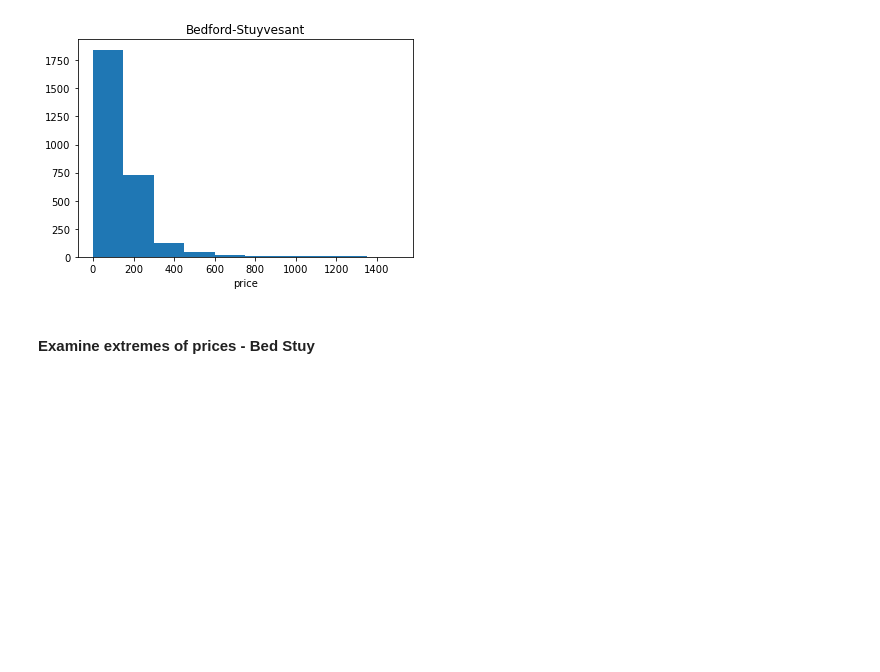
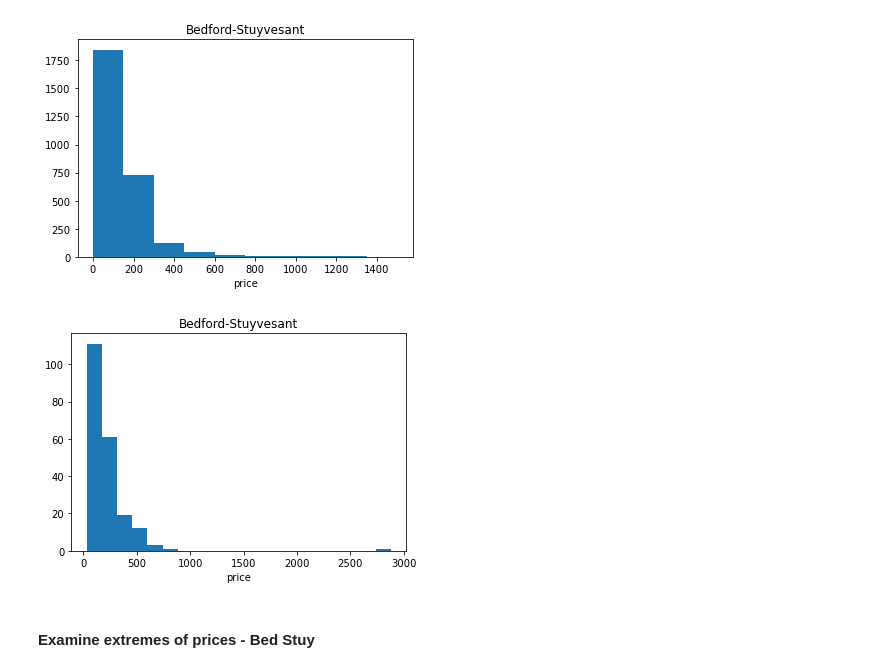
Before and after one commit to Naren1610/IST5520GrpProj, a Jupyter notebook: Milestone3_v4.ipynb, the cells around one changed output. Saved outputs shown, nothing was run; the diff lists cells and outputs as text; code cells hidden in the pictures; blank space fills up the shorter version.

```diff
--- a/Milestone3_v4.ipynb
+++ b/Milestone3_v4.ipynb
@@ -63,3 +63,7 @@ df2 = pd.read_csv(csv_URL)
 # %%
 data_dict = pd.DataFrame(df2.columns, columns=['Features'])
 data_dict['Description']=None
+# %%
+d1=pd.read_csv("Brooklyn_zipcodes.csv")
+d2=pd.read_csv("Manhattan_zipcodes.csv")
+d = pd.concat([d1,d2])
@@ -215,3 +302,7 @@ df2_s2 = df.groupby('neighbourhood').get_group('Williamsburg')
 df2_s3 = df.groupby('neighbourhood').get_group('Harlem')
 # %%
 df_top3= pd.concat([df2_s1,df2_s2,df2_s3])
+# %%
+df2_s1z = d.groupby('ZipCodes').get_group(11238)
+df2_s2z = d.groupby('ZipCodes').get_group(11206)
+df2_s3z = d.groupby('ZipCodes').get_group(10026)
@@ -224,6 +317,12 @@ plt.title('Bedford-Stuyvesant')
 plt.xlabel('price');
 # %% [output]
 [figure]
+# %%
+plt.hist(df2_s1z.price, bins=20)
+plt.title('Bedford-Stuyvesant')
+plt.xlabel('price');
+# %% [output]
+[figure, added]
 # %% [markdown]
 #### Examine extremes of prices - Bed Stuy
 # %%
```
Also changed, not shown: parts of 141 cells of this notebook.
